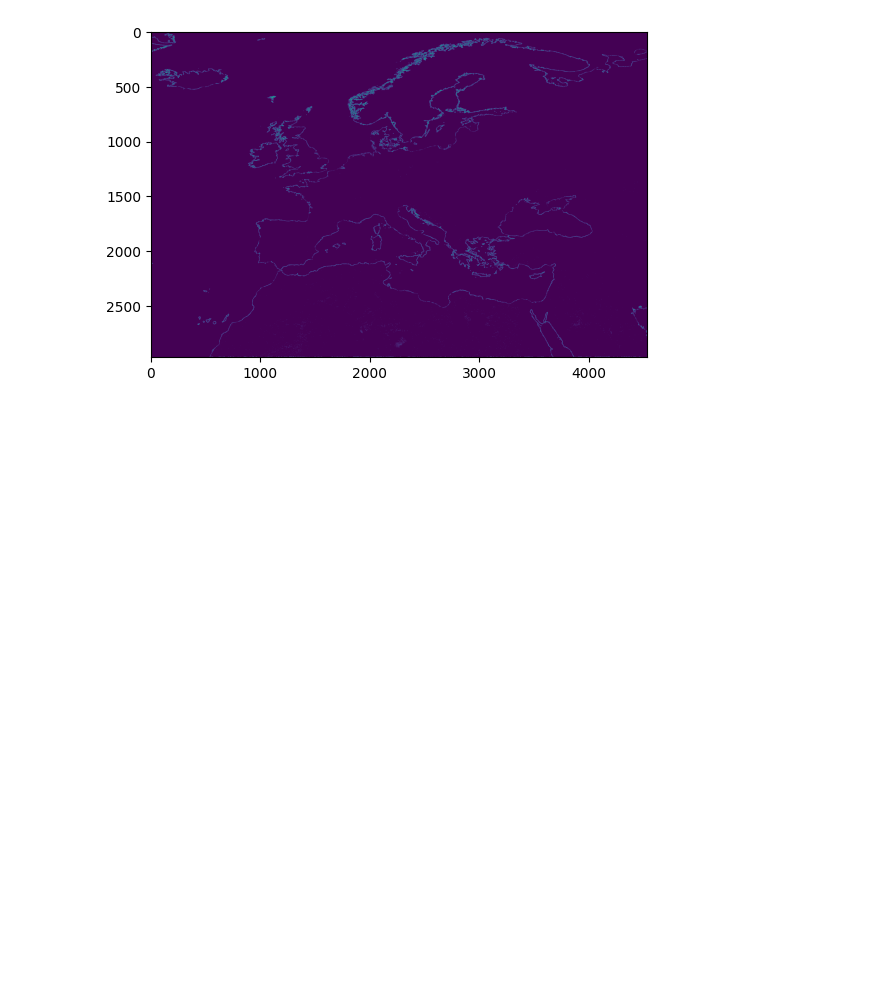
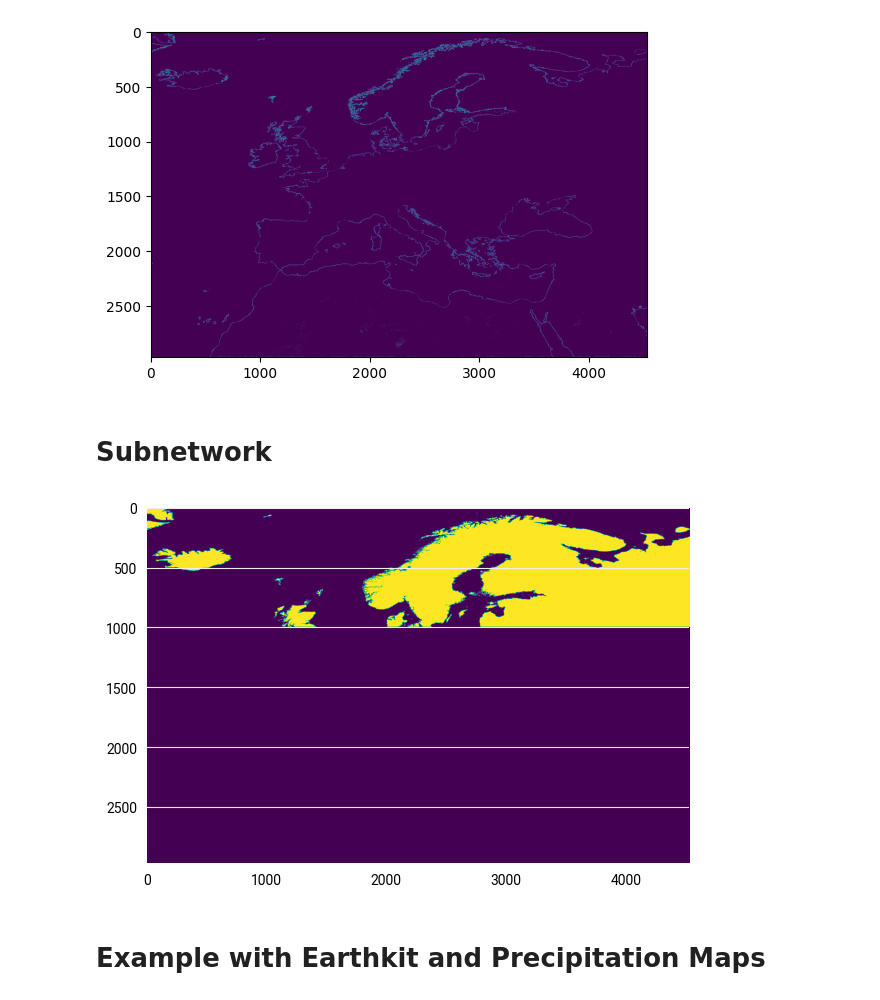
Before and after one commit to ecmwf/earthkit-hydro, a Jupyter notebook: docs/notebooks/example.ipynb, the cells around one changed output. Saved outputs shown, nothing was run; the diff lists cells and outputs as text; code cells hidden in the pictures; blank space fills up the shorter version.

```diff
--- a/docs/notebooks/example.ipynb
+++ b/docs/notebooks/example.ipynb
@@ -66,3 +75,18 @@ plt.imshow(downstream_field == 0)  # show the sinks
 plt.show()
 # %% [output]
 [figure]
+# %% [markdown]
+# Subnetwork
+# %%
+# create a subnetwork given a mask
+# of northern Europe
+mask = np.full(network.mask.shape, False)
+mask[:1000] = True
+subnetwork = network.create_subnetwork(mask)
+
+plt.imshow(subnetwork.mask)
+plt.show()
+# %% [output]
+[figure, added]
+# %% [markdown]
+# Example with Earthkit and Precipitation Maps
```
Also changed, not shown: parts of 7 cells of this notebook.
